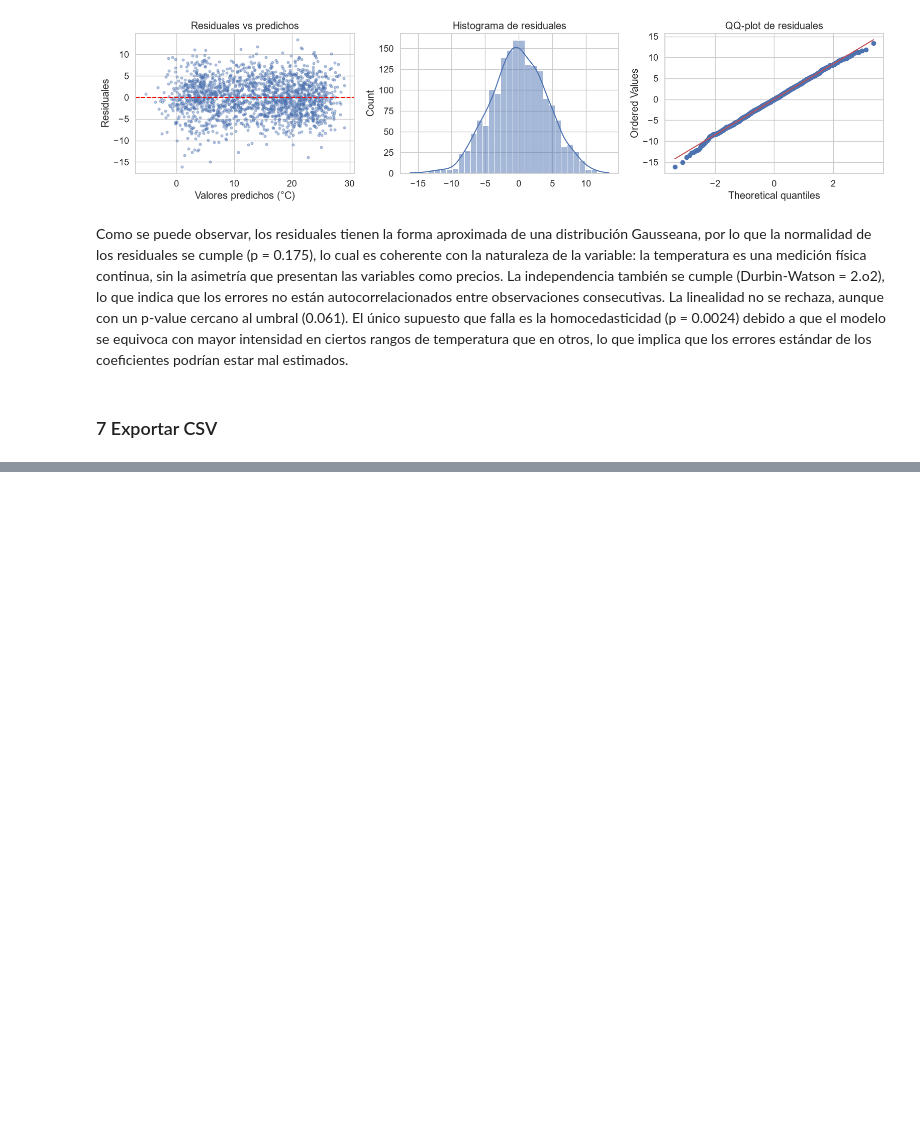
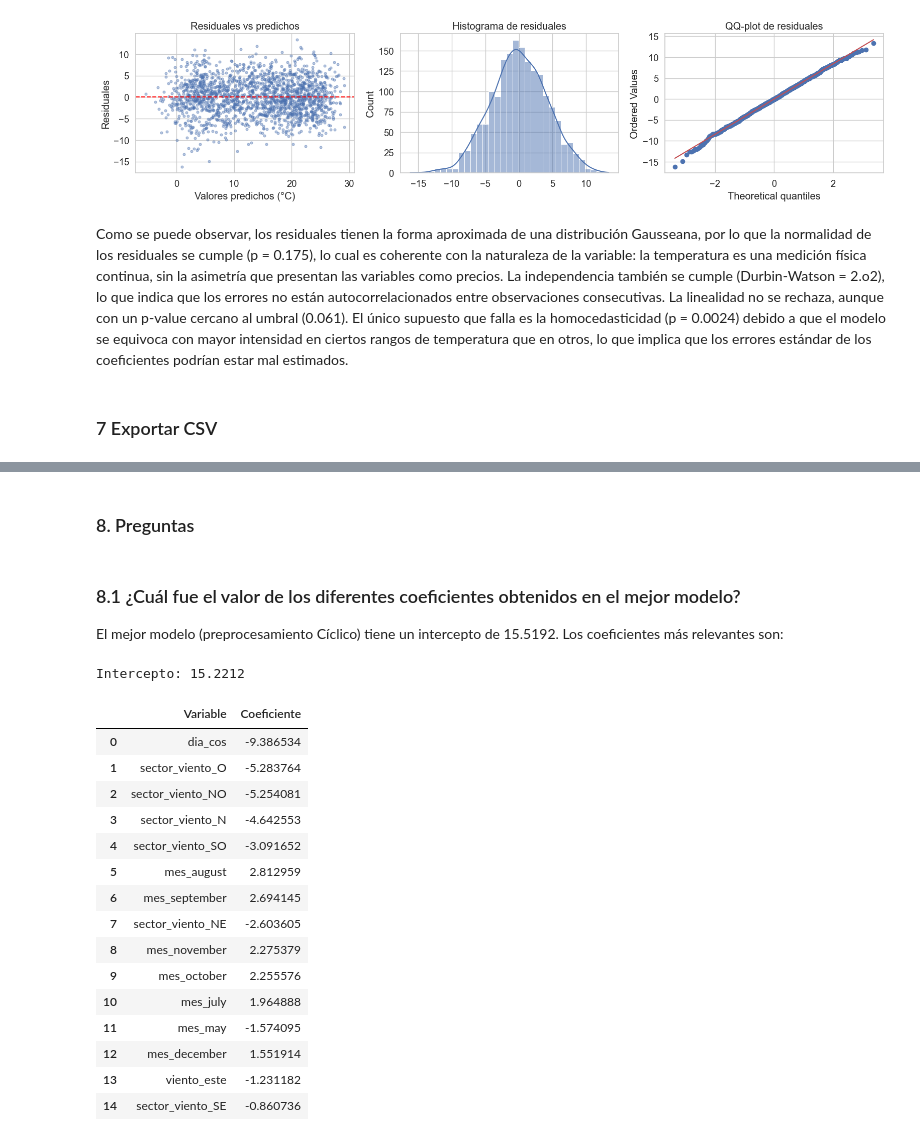
Before and after one commit to mzambranob/Fork-MaterialDeClase-ISIS-2611, a Jupyter notebook: 202620/Laboratorios/L1/laboratorio_1.ipynb, the cells around one changed output, grey strips where cells are left out. Saved outputs shown, nothing was run; the diff lists cells and outputs as text; code cells hidden in the pictures; blank space fills up the shorter version.

Commit message:
preguntas respondidas

```diff
--- a/202620/Laboratorios/L1/laboratorio_1.ipynb
+++ b/202620/Laboratorios/L1/laboratorio_1.ipynb
@@ -1173,0 +1177,31 @@ print("Filas del archivo original:", len(sin_etiqueta))
+# %% [markdown]
+### 8. Preguntas
+# %% [markdown]
+### 8.1 ¿Cuál fue el valor de los diferentes coeficientes obtenidos en el mejor modelo?
+
+El mejor modelo (preprocesamiento Cíclico) tiene un intercepto de 15.5192. Los coeficientes más relevantes son:
+# %%
+tabla_coeficientes = coef_df.reindex(
+    coef_df["Coeficiente"].abs().sort_values(ascending=False).index
+).head(15).reset_index(drop=True)
+
+print(f"Intercepto: {round(modelo.intercept_, 4)}\n")
+tabla_coeficientes
+# %% [output]
+Intercepto: 15.2212
+|  | Variable | Coeficiente |
+| 0 | dia_cos | -9.386534 |
+| 1 | sector_viento_O | -5.283764 |
+| 2 | sector_viento_NO | -5.254081 |
+| 3 | sector_viento_N | -4.642553 |
+| 4 | sector_viento_SO | -3.091652 |
+| 5 | mes_august | 2.812959 |
+| 6 | mes_september | 2.694145 |
+| 7 | sector_viento_NE | -2.603605 |
+| 8 | mes_november | 2.275379 |
+| 9 | mes_october | 2.255576 |
+| 10 | mes_july | 1.964888 |
+| 11 | mes_may | -1.574095 |
+| 12 | mes_december | 1.551914 |
+| 13 | viento_este | -1.231182 |
+| 14 | sector_viento_SE | -0.860736 |
```
Also changed, not shown: parts of 25 cells of this notebook.
